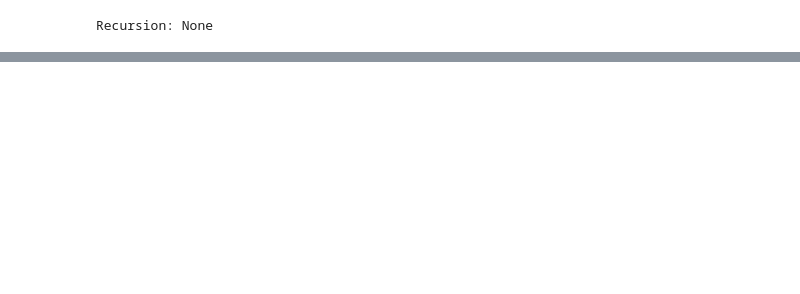
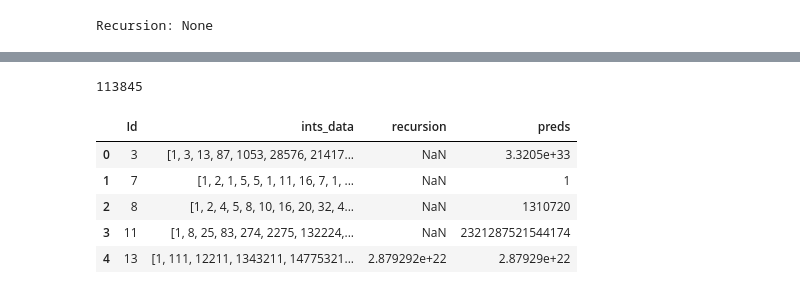
Before and after one commit to SoNicKKK/Notebooks, a Jupyter notebook: Machine Learning/IntegerSequence/IntSeq_train.ipynb, the cells around one changed output, grey strips where cells are left out. Saved outputs shown, nothing was run; the diff lists cells and outputs as text; code cells hidden in the pictures; blank space fills up the shorter version.

```diff
--- a/Machine Learning/IntegerSequence/IntSeq_train.ipynb
+++ b/Machine Learning/IntegerSequence/IntSeq_train.ipynb
@@ -347,3 +431,18 @@ ValueError: Length of values does not match length of index
+# %%
+print(len(preds))
+if 'preds' in df.columns:
+    df.drop('preds', axis=1, inplace=True)
+
+df = df.join(pd.Series(preds, name='preds').to_frame())
+df[['Id', 'ints_data', 'recursion', 'preds']].head()
+# %% [output]
+113845
+|  | Id | ints_data | recursion | preds |
+| 0 | 3 | [1, 3, 13, 87, 1053, 28576, 21417... | NaN | 3.3205e+33 |
+| 1 | 7 | [1, 2, 1, 5, 5, 1, 11, 16, 7, 1, ... | NaN | 1 |
+| 2 | 8 | [1, 2, 4, 5, 8, 10, 16, 20, 32, 4... | NaN | 1310720 |
+| 3 | 11 | [1, 8, 25, 83, 274, 2275, 132224,... | NaN | 2321287521544174 |
+| 4 | 13 | [1, 111, 12211, 1343211, 14775321... | 2.879292e+22 | 2.87929e+22 |
 # %%
 df['Last'] = df.recursion
 df.Last.fillna(df.preds, inplace=True)
```
Also changed, not shown: parts of 20 cells of this notebook, 24 other files.
